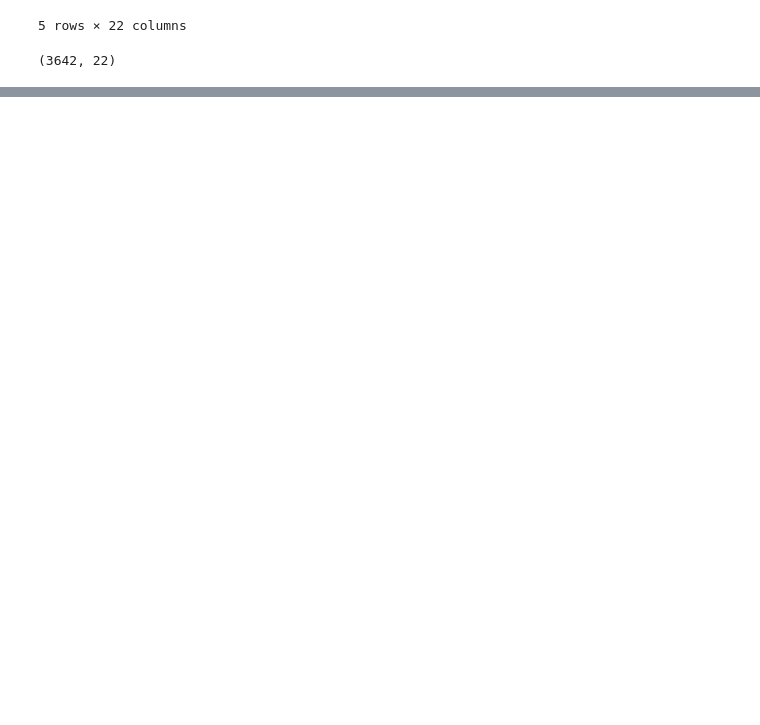
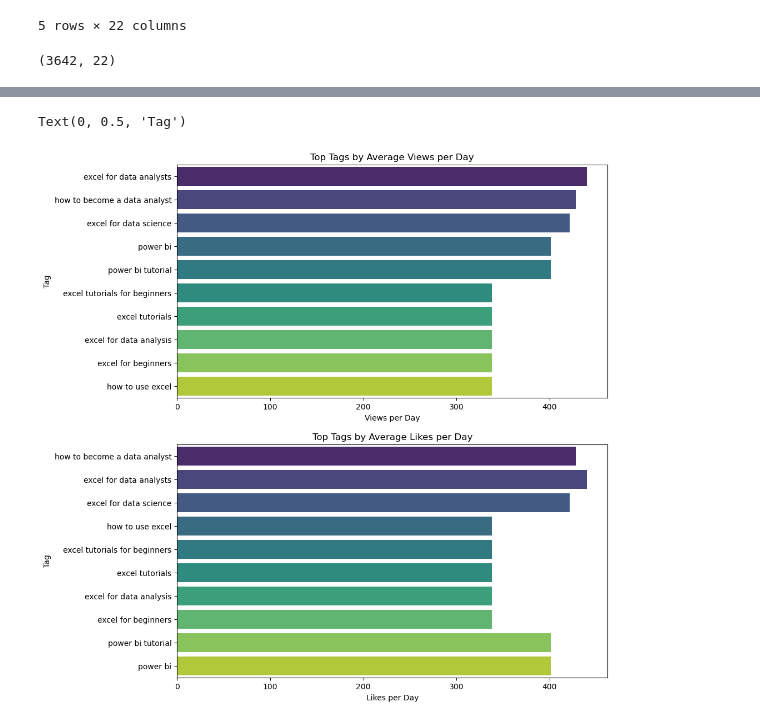
Before and after one commit to LiLuo086/alex-the-analyst-youtube-analysis, a Jupyter notebook: eda.ipynb, the cells around one changed output, grey strips where cells are left out. Cells and saved outputs as stored; diff of their text form; code cells hidden in the pictures; blank space fills up the shorter version.

```diff
--- a/eda.ipynb
+++ b/eda.ipynb
@@ -461,3 +462,9 @@ df_tags.head()
 df_tags.shape
 # %% [output]
 (3642, 22)
+# %%
+tag_stats = df_tags.groupby('tag').agg({
+    'views_per_day': 'mean',
+    'likes_per_day': 'mean',
+    'video_id': 'count'  # tag usage count
+}).rename(columns={'video_id': 'video_count'}).reset_index()
@@ -463,0 +480,3 @@ df_tags.shape
+# %%
+# Only keep tags used in at least 5 videos
+tag_stats_filtered = tag_stats[tag_stats['video_count'] >= 5]
@@ -463,0 +492,22 @@ df_tags.shape
+# %%
+fig, axes = plt.subplots(2,1,figsize=(10, 12))
+
+top_tags_views = tag_stats_filtered.sort_values('views_per_day', ascending=False).head(10)
+
+sns.barplot(data=top_tags_views, x='views_per_day', y='tag', palette='viridis', ax = axes[0])
+axes[0].set_title("Top Tags by Average Views per Day")
+axes[0].set_xlabel("Views per Day")
+axes[0].set_ylabel("Tag")
+
+
+
+
+
+top_tags_likes = tag_stats_filtered.sort_values('likes_per_day', ascending=False).head(10)
+sns.barplot(data=top_tags_likes, x='views_per_day', y='tag', palette='viridis',  ax = axes[1])
+axes[1].set_title("Top Tags by Average Likes per Day")
+axes[1].set_xlabel("Likes per Day")
+axes[1].set_ylabel("Tag")
+# %% [output]
+Text(0, 0.5, 'Tag')
+[figure, added]
```
Also changed, not shown: parts of 10 cells of this notebook.
